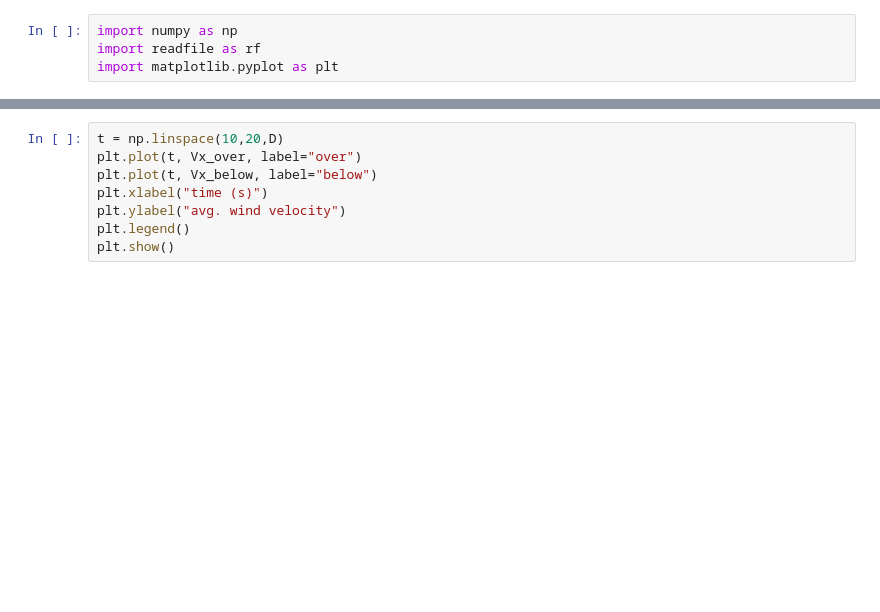
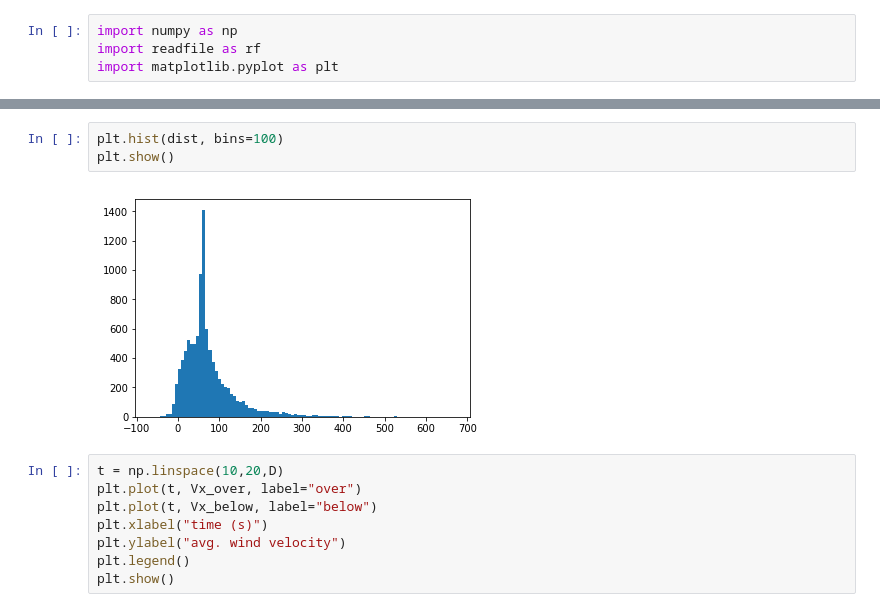
Before and after one commit to LionClaude/Spider, a Jupyter notebook: main_lib/Data analysis.ipynb, the cells around one changed output, grey strips where cells are left out. Drawn from its saved outputs; the diff is of its cells as text; blank space fills up the shorter version.

```diff
--- a/main_lib/Data analysis.ipynb
+++ b/main_lib/Data analysis.ipynb
@@ -58,3 +70,8 @@ plt.show()
+# %%
+plt.hist(dist, bins=100)
+plt.show()
+# %% [output]
+[figure, added]
 # %%
 t = np.linspace(10,20,D)
 plt.plot(t, Vx_over, label="over")
```
Also changed, not shown: parts of 5 cells of this notebook, 13 other files.
